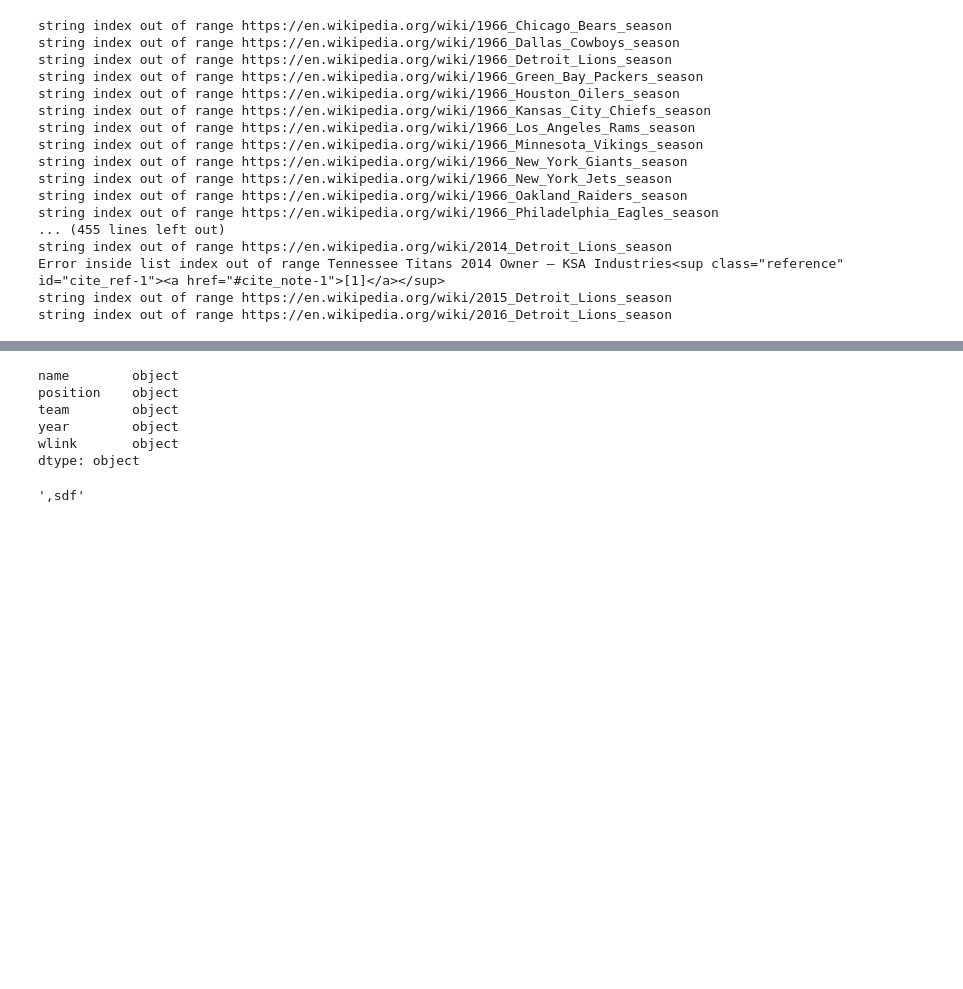
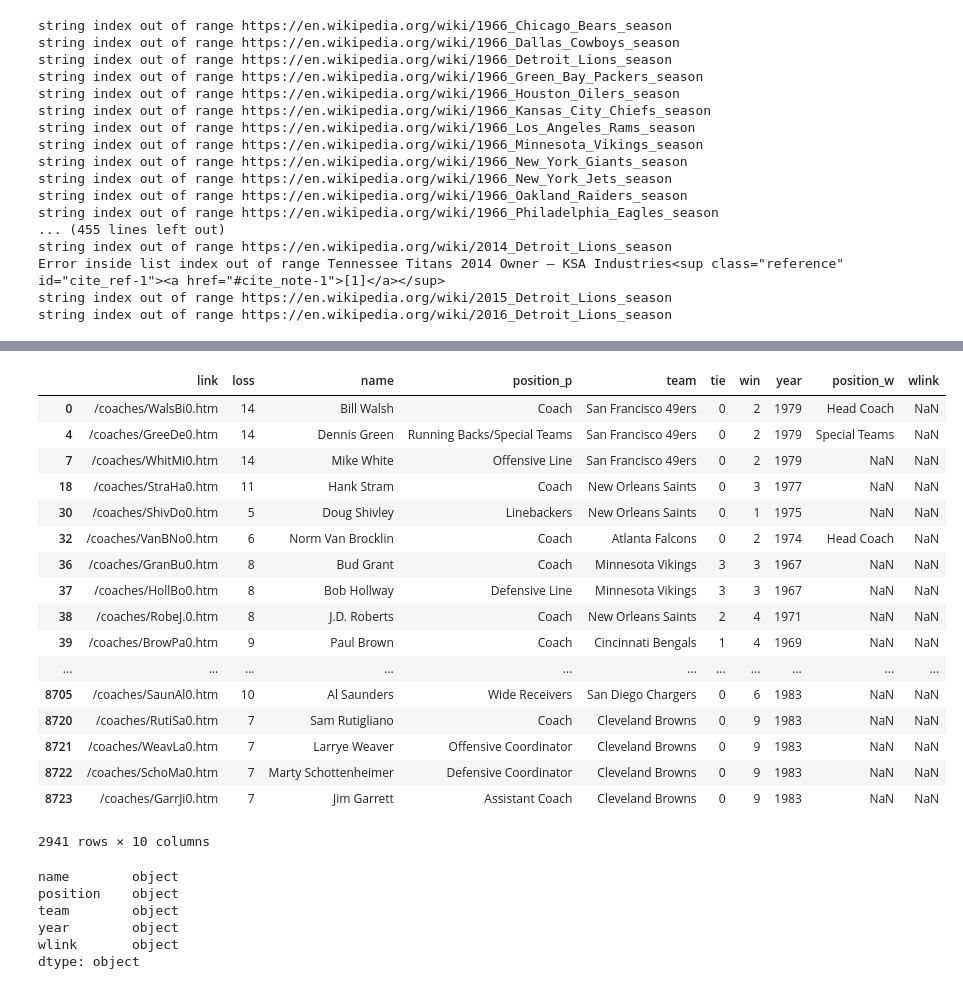
Before and after one commit to plee0117/Coaches, a Jupyter notebook: nflwiki.ipynb, the cells around one changed output, grey strips where cells are left out. Drawn from its saved outputs; the diff is of its cells as text; code cells hidden in the pictures; blank space fills up the shorter version.

```diff
--- a/nflwiki.ipynb
+++ b/nflwiki.ipynb
@@ -423,0 +362,5 @@ NameError: name 'wiki' is not defined
+# %%
+pfr_merge = pd.merge(pfrclean,wikiclean,how='left',left_on=['team','year','name'],right_on=['team','year','name'],
+                   suffixes = ('_p','_w')).drop('wlink',axis=1)
+pfr_only = pfr_merge.loc[pfr_merge.isna().any(axis=1)].reset_index().drop(['position_w','index'],axis =1)
+pfr_only
@@ -424,3 +410,24 @@ NameError: name 'wiki' is not defined
+# %%
+pfr_only[pfr_only.isna().any(axis =1)]
+# %% [output]
+|  | link | loss | name | position_p | team | tie | win | year | position_w | wlink |
+| 0 | /coaches/WalsBi0.htm | 14 | Bill Walsh | Coach | San Francisco 49ers | 0 | 2 | 1979 | Head Coach | NaN |
+| 4 | /coaches/GreeDe0.htm | 14 | Dennis Green | Running Backs/Special Teams | San Francisco 49ers | 0 | 2 | 1979 | Special Teams | NaN |
+| 7 | /coaches/WhitMi0.htm | 14 | Mike White | Offensive Line | San Francisco 49ers | 0 | 2 | 1979 | NaN | NaN |
+| 18 | /coaches/StraHa0.htm | 11 | Hank Stram | Coach | New Orleans Saints | 0 | 3 | 1977 | NaN | NaN |
+| 30 | /coaches/ShivDo0.htm | 5 | Doug Shivley | Linebackers | New Orleans Saints | 0 | 1 | 1975 | NaN | NaN |
+| 32 | /coaches/VanBNo0.htm | 6 | Norm Van Brocklin | Coach | Atlanta Falcons | 0 | 2 | 1974 | Head Coach | NaN |
+| 36 | /coaches/GranBu0.htm | 8 | Bud Grant | Coach | Minnesota Vikings | 3 | 3 | 1967 | NaN | NaN |
+| 37 | /coaches/HollBo0.htm | 8 | Bob Hollway | Defensive Line | Minnesota Vikings | 3 | 3 | 1967 | NaN | NaN |
+| 38 | /coaches/RobeJ.0.htm | 8 | J.D. Roberts | Coach | New Orleans Saints | 2 | 4 | 1971 | NaN | NaN |
+| 39 | /coaches/BrowPa0.htm | 9 | Paul Brown | Coach | Cincinnati Bengals | 1 | 4 | 1969 | NaN | NaN |
+| ... | ... | ... | ... | ... | ... | ... | ... | ... | ... | ... |
+| 8705 | /coaches/SaunAl0.htm | 10 | Al Saunders | Wide Receivers | San Diego Chargers | 0 | 6 | 1983 | NaN | NaN |
+| 8720 | /coaches/RutiSa0.htm | 7 | Sam Rutigliano | Coach | Cleveland Browns | 0 | 9 | 1983 | NaN | NaN |
+| 8721 | /coaches/WeavLa0.htm | 7 | Larrye Weaver | Offensive Coordinator | Cleveland Browns | 0 | 9 | 1983 | NaN | NaN |
+| 8722 | /coaches/SchoMa0.htm | 7 | Marty Schottenheimer | Defensive Coordinator | Cleveland Browns | 0 | 9 | 1983 | NaN | NaN |
+| 8723 | /coaches/GarrJi0.htm | 7 | Jim Garrett | Assistant Coach | Cleveland Browns | 0 | 9 | 1983 | NaN | NaN |
+2941 rows × 10 columns
 # %%
 wiki.dtypes
 # %% [output]
@@ -439,8 +440,3 @@ url = 'https://en.wikipedia.org/wiki/1968_Oakland_Raiders_season'
-# %%
-asdf = 'asdf'
-re.sub('a',',',asdf)
-# %% [output]
-',sdf'
 # %%
 import requests
 from bs4 import BeautifulSoup
```
Also changed, not shown: parts of 27 cells of this notebook.
